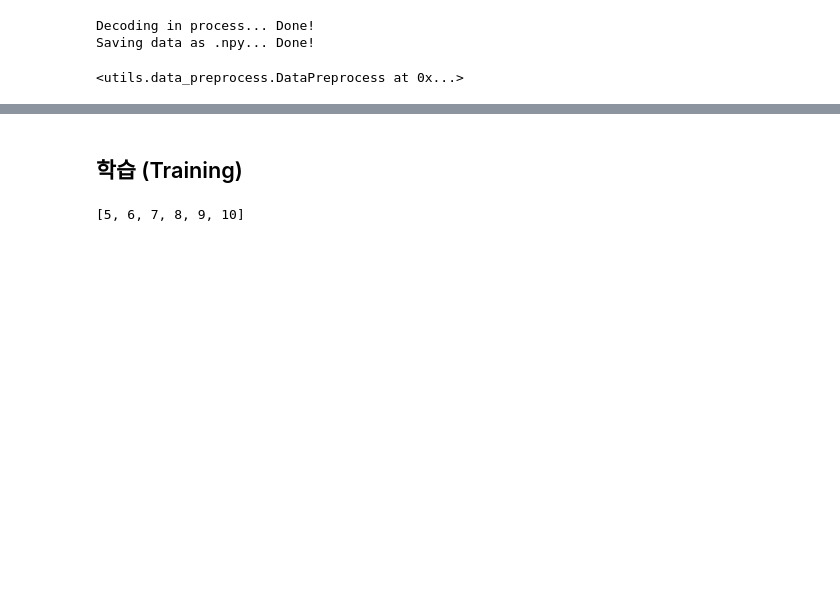
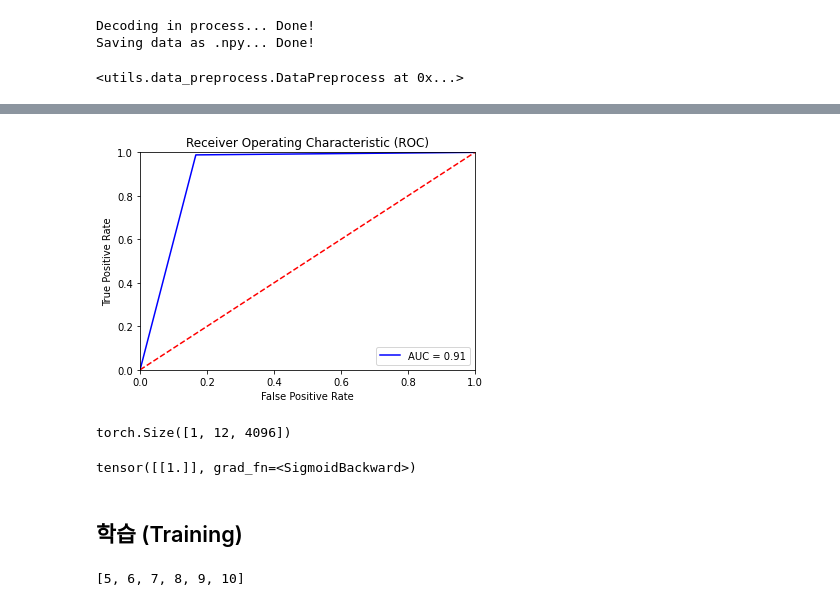
Before and after one commit to hei-jung/HDAI-2021-ECG, a Jupyter notebook: source_arranged.ipynb, the cells around one changed output, grey strips where cells are left out. Saved outputs shown, nothing was run; the diff lists cells and outputs as text; code cells hidden in the pictures; blank space fills up the shorter version.

```diff
--- a/source_arranged.ipynb
+++ b/source_arranged.ipynb
@@ -117,0 +131,4 @@ y_target, y_predicted = predict(model, data_path='./valid_data.npy', label_path=
+# %%
+plot_roc_curve(y_target, y_predicted, guideline=True, save_png=True)
+# %% [output]
+[figure, added]
@@ -118,3 +139,11 @@ y_target, y_predicted = predict(model, data_path='./valid_data.npy', label_path=
+# %%
+dataset[0]['X'].shape
+# %% [output]
+torch.Size([1, 12, 4096])
+# %%
+model(dataset.X[0].reshape(1,12,4096))
+# %% [output]
+tensor([[1.]], grad_fn=<SigmoidBackward>)
 # %% [markdown]
 ## 학습 (Training)
 # %%
```
Also changed, not shown: parts of 36 cells of this notebook, 6 other files.
